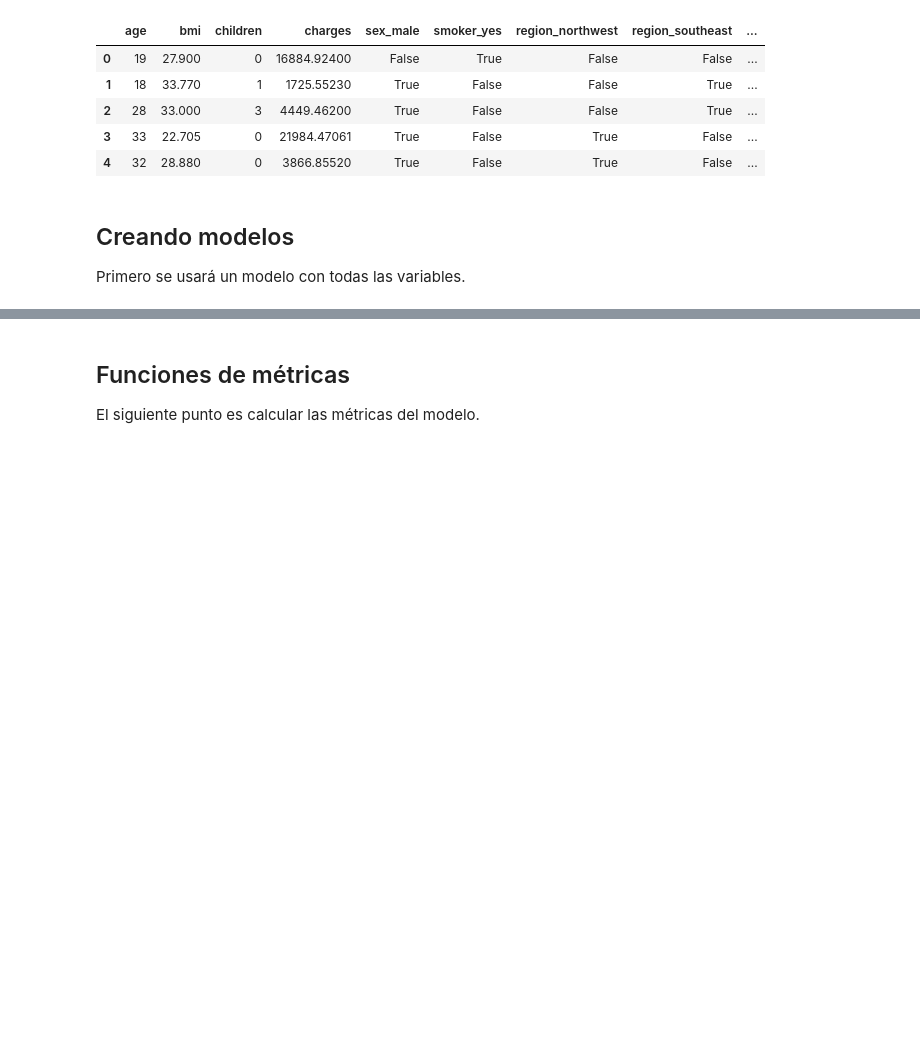
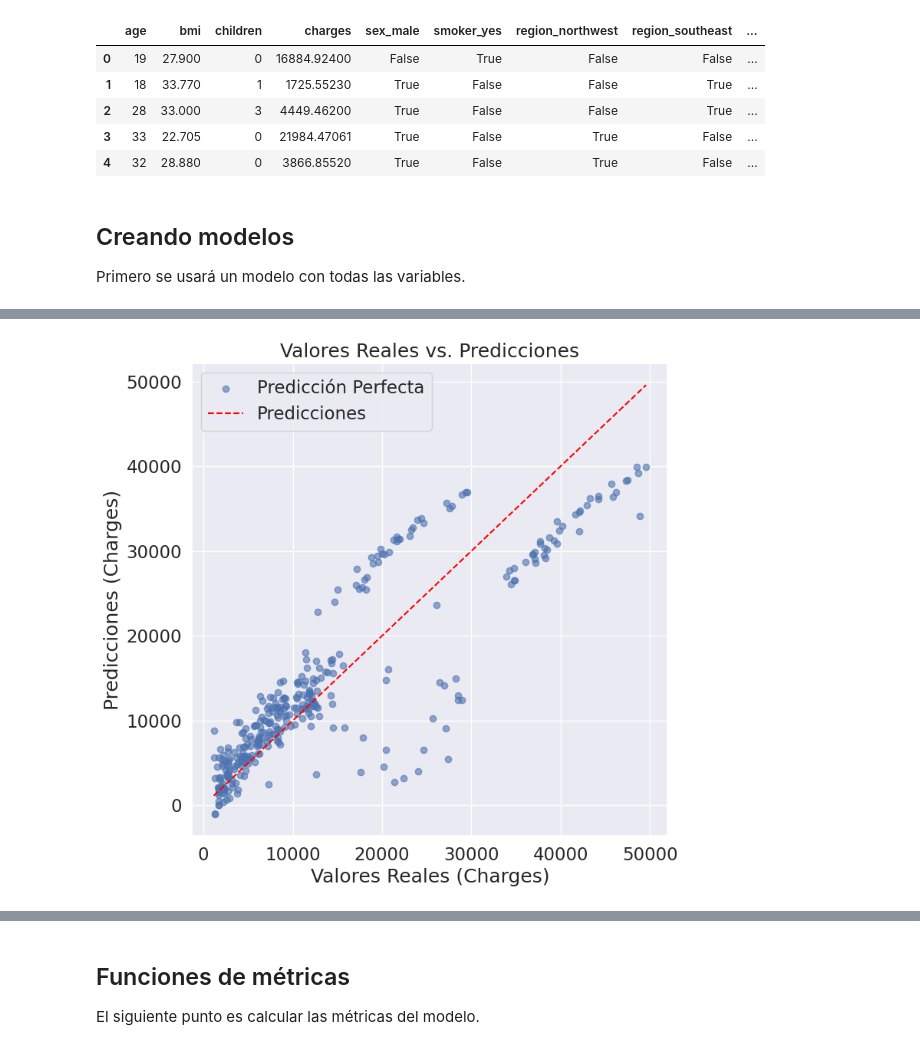
Before and after one commit to CarlosCortes2020/ScikitLearnRegLin, a Jupyter notebook: notebooks/proyecto_final_template.ipynb, the cells around one changed output, grey strips where cells are left out. Drawn from its saved outputs; the diff is of its cells as text; code cells hidden in the pictures; blank space fills up the shorter version.

```diff
--- a/notebooks/proyecto_final_template.ipynb
+++ b/notebooks/proyecto_final_template.ipynb
@@ -167,3 +167,14 @@ model.fit(X_train_std, y_train_std)
 # El resultado 'y_pred_std' contendrá las predicciones, pero en la misma escala estandarizada.
 # Para ver los valores en la escala original, necesitarías aplicar la transformación inversa: sc_y.inverse_transform(y_pred_std)
 y_pred_std = model.predict(X_test_std)
+# Desestandariza las predicciones para interpretarlas en la escala original.
+y_pred = sc_y.inverse_transform(y_pred_std)
+# Desestandariza los valores reales de 'y_test' para compararlos con las predicciones.
+y_test_orig = sc_y.inverse_transform(y_test_std)
+# Imprime las primeras 10 predicciones junto con los valores reales para comparación.
+for i in range(10):
+    print(f'Predicción: {y_pred[i][0]:.2f}, Real: {y_test_orig[i][0]:.2f}')
+# Mide el rendimiento del modelo usando el coeficiente de determinación R².
+# R² indica qué proporción de la variabilidad en la variable objetivo puede ser explicada por las características.
+r2 = model.score(X_test_std, y_test_std)
+print(f'R²: {r2:.4f}')
@@ -169,0 +193,21 @@ y_pred_std = model.predict(X_test_std)
+# %%
+import matplotlib.pyplot as plt
+
+# Crear el gráfico de dispersión
+plt.figure(figsize=(8, 8))
+plt.scatter(y_test_orig, y_pred, alpha=0.6)
+
+# Añadir una línea de referencia (predicción perfecta)
+# Se crea una línea desde el mínimo hasta el máximo de los valores reales.
+line_perfecta = [min(y_test_orig), max(y_test_orig)]
+plt.plot(line_perfecta, line_perfecta, color='red', linestyle='--')
+
+# Títulos y etiquetas
+plt.title('Valores Reales vs. Predicciones')
+plt.xlabel('Valores Reales (Charges)')
+plt.ylabel('Predicciones (Charges)')
+plt.legend(['Predicción Perfecta', 'Predicciones'])
+plt.grid(True)
+plt.show()
+# %% [output]
+[figure, added]
```
Also changed, not shown: parts of 10 cells of this notebook.
